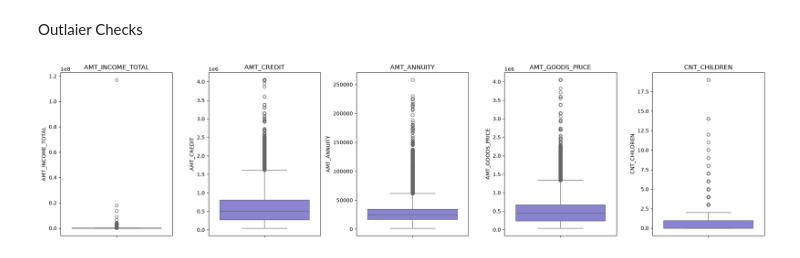
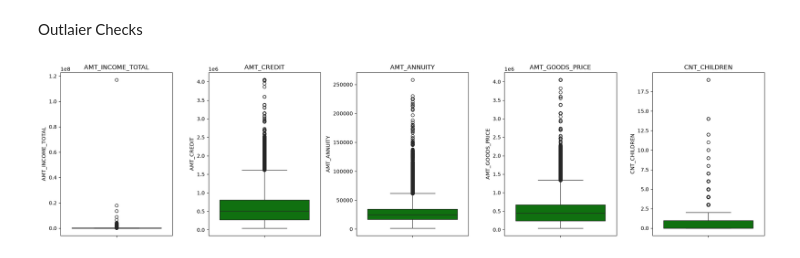
Before and after one commit to rakesh-kumar07/LogicMojo-AI-ML-June26-rakesh, a Jupyter notebook: EDA_Bank_Case_Study/Bank_loan_Assignment.ipynb, the cells around one changed output. Cells and saved outputs as stored; diff of their text form; code cells hidden in the pictures.

Commit message:
univatiate plot

```diff
--- a/EDA_Bank_Case_Study/Bank_loan_Assignment.ipynb
+++ b/EDA_Bank_Case_Study/Bank_loan_Assignment.ipynb
@@ -1371,12 +1371,12 @@ Outlaier Checks
 # %%
 outlier_check_cols = ["AMT_INCOME_TOTAL", "AMT_CREDIT", "AMT_ANNUITY", "AMT_GOODS_PRICE", "CNT_CHILDREN"]
 outlier_check_cols = [c for c in outlier_check_cols if c in application_df.columns]
 
-fig, axes = plt.subplots(1, len(outlier_check_cols), figsize=(4 * len(outlier_check_cols), 5))
-for ax, c in zip(axes, outlier_check_cols):
-    sns.boxplot(y=application_df[c], ax=ax, color="#7F77DD")
+fig, axes = plt.subplots(1, len(outlier_check_cols), figsize=(4 * len(outlier_check_cols), 5), squeeze=False)
+for ax, c in zip(axes.flat, outlier_check_cols):
+    sns.boxplot(y=application_df[c], ax=ax, palette=['g'])
     ax.set_title(c)
 plt.tight_layout()
 plt.show()
 # %% [output]
-[figure, old version]
+[figure, new version]
```
Also changed, not shown: parts of 7 cells of this notebook.
